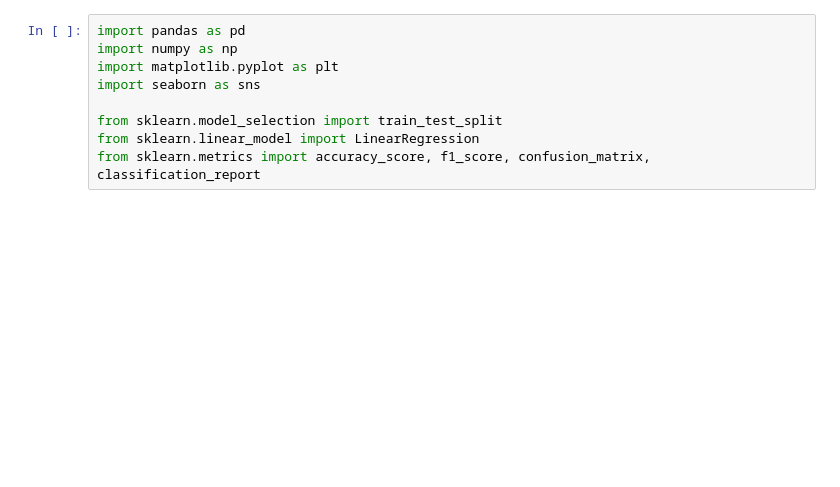
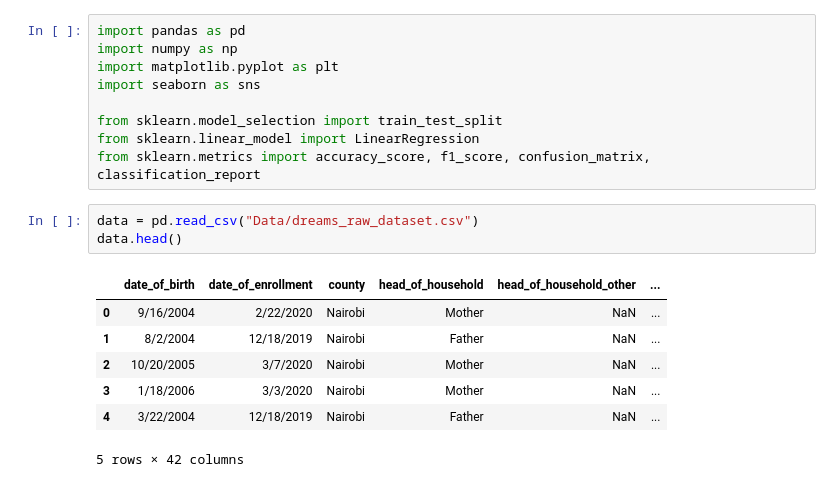
Before and after one commit to RichieRicky/DSF-PT08P5-GROUP5_CAPSTONE-PROJECT, a Jupyter notebook: LOISE_KABOGO.ipynb, the cells around one changed output. Drawn from its saved outputs; the diff is of its cells as text; blank space fills up the shorter version.

```diff
--- a/LOISE_KABOGO.ipynb
+++ b/LOISE_KABOGO.ipynb
@@ -50,3 +64,14 @@ import seaborn as sns
 from sklearn.model_selection import train_test_split
 from sklearn.linear_model import LinearRegression
 from sklearn.metrics import accuracy_score, f1_score, confusion_matrix, classification_report
+# %%
+data = pd.read_csv("Data/dreams_raw_dataset.csv")
+data.head()
+# %% [output]
+|  | date_of_birth | date_of_enrollment | county | head_of_household | head_of_household_other | ... |
+| 0 | 9/16/2004 | 2/22/2020 | Nairobi | Mother | NaN | ... |
+| 1 | 8/2/2004 | 12/18/2019 | Nairobi | Father | NaN | ... |
+| 2 | 10/20/2005 | 3/7/2020 | Nairobi | Mother | NaN | ... |
+| 3 | 1/18/2006 | 3/3/2020 | Nairobi | Mother | NaN | ... |
+| 4 | 3/22/2004 | 12/18/2019 | Nairobi | Father | NaN | ... |
+5 rows × 42 columns
```
Also changed, not shown: parts of 25 cells of this notebook.
